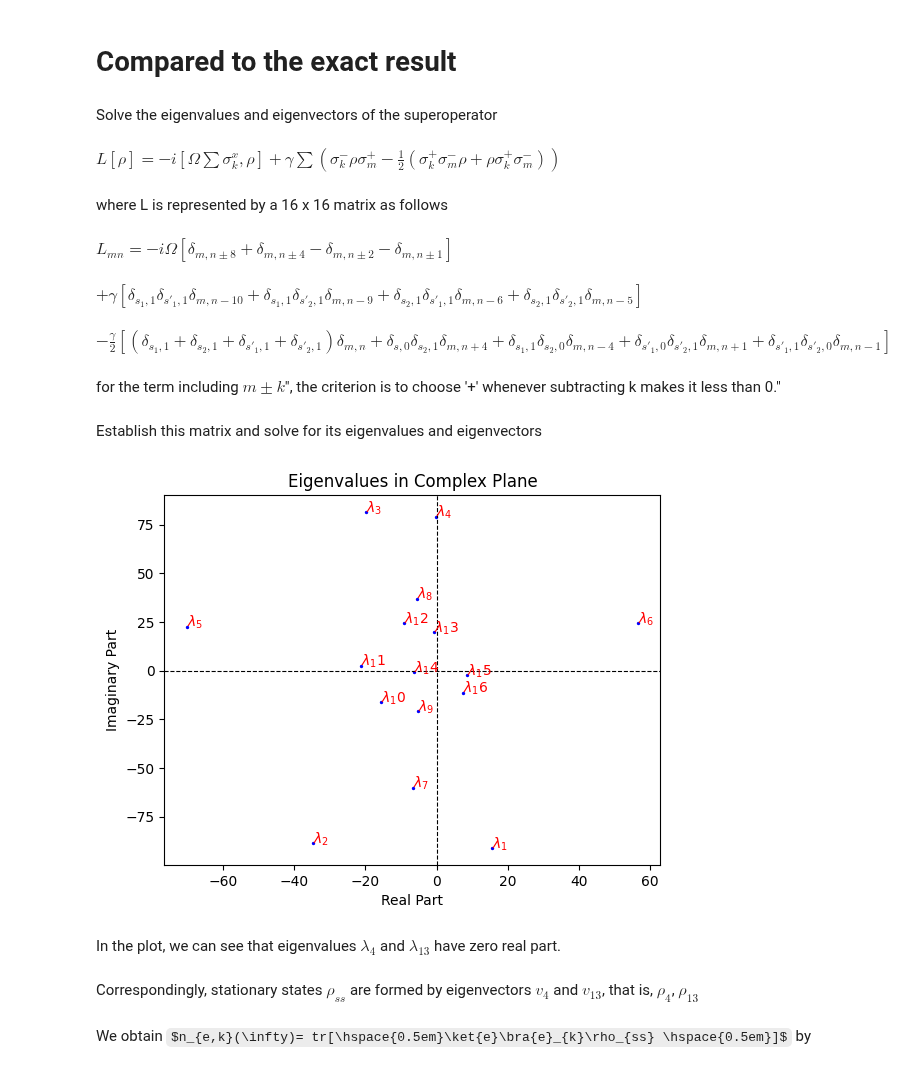
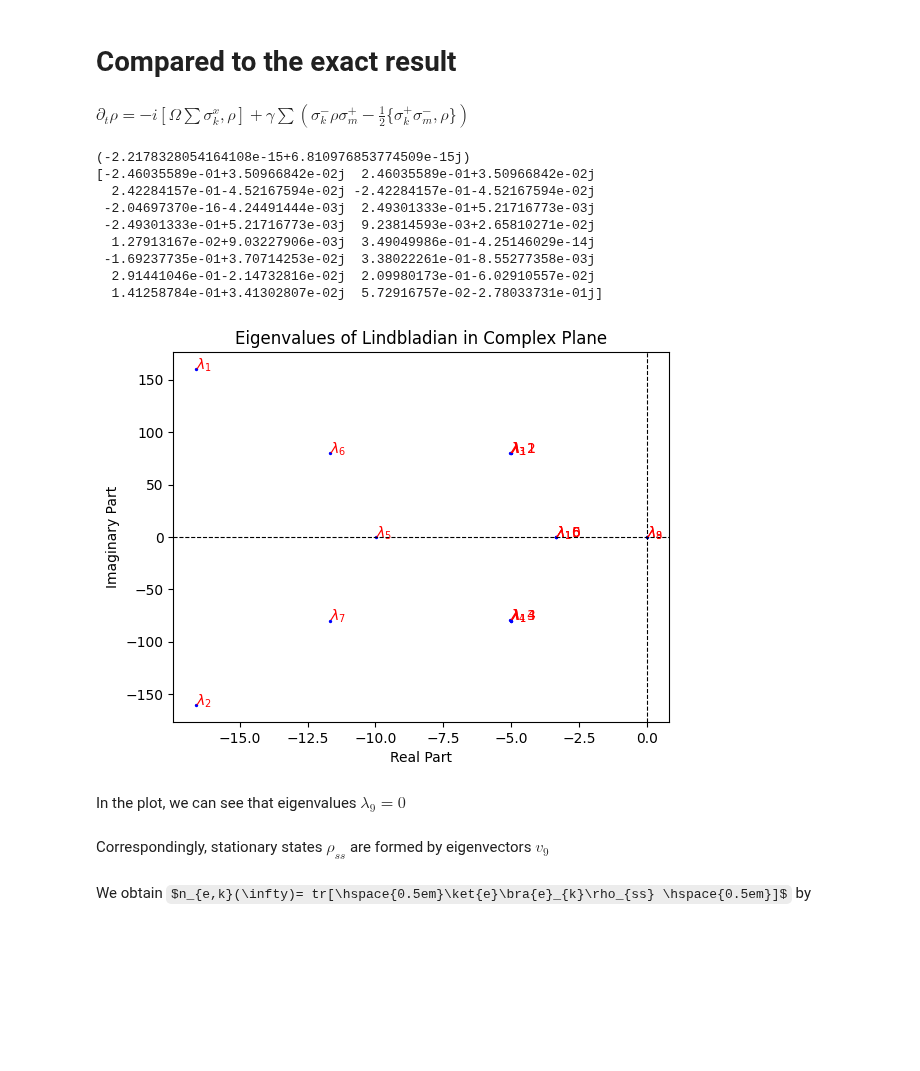
Before and after one commit to JSKao/Computational-Quantum-Many-Body-Physics, a Jupyter notebook: OpenQuantumNEW.ipynb, the cells around one changed output. Saved outputs shown, nothing was run; the diff lists cells and outputs as text; code cells hidden in the pictures; some formulas as TeX source; blank space fills up the shorter version.

```diff
--- a/OpenQuantumNEW.ipynb
+++ b/OpenQuantumNEW.ipynb
@@ -280,16 +288,16 @@ L_ops = [S_minus[0][0]]
 gamma_values = [40/6]
 
 # Set up initial state and time parameters
-rho = rho_g[0][0]
+phi = phi_g[0][0]
 total_time = 1.0
 dt = 0.0002
 
 # Start N-trajectory simulation
 N = 1000
-state_ops, n_e_values, time_values = multiple_simulations(N, rho, H, L_ops, gamma_values, total_time, dt)
+state_vecs, n_e_values, time_values, phi_img = multiple_simulations(N, phi, H, L_ops, gamma_values, total_time, dt)
 
 # Reminder for the outcome data:
-# state_ops = [ {rho(t)}_1, {rho(t)}_2, ...., {rho(t)}_N ]
+# state_vecs = [ {phi(t)}_1, {phi(t)}_2, ...., {phi(t)}_N ]
 # n_e_values = [ [{n_e(t)}]_1, [{n_e(t)}]_2, ...., [{n_e(t)}]_N ]
 # time_values = [t1, t2,....., t_total]
 
@@ -322,4 +330,12 @@ plt.xlabel('Time')
 plt.ylabel('n_e_avg(t)')
 plt.legend()
 plt.show()
+
+plt.figure(figsize=(8,6))
+plt.plot(time_values, phi_img, label='img_trace(rho)')
+plt.title('Imaginart part of trace of density matrix Evolution')
+plt.xlabel('Time')
+plt.ylabel('IM[trace(rho)(t)]')
+plt.legend()
+plt.show()
 # %% [output]
@@ -602,18 +643,4 @@ plt.show()
 # %% [markdown]
 # Compared to the exact result
-# %% [markdown]
-Solve the eigenvalues and eigenvectors of the superoperator
 # %% [markdown]
-$ L[\rho] = -i[\Omega\sum\sigma^{x}_{k},\rho] + \gamma\sum(\sigma^{-}_{k}\rho\sigma^{+}_{m}- \frac{1}{2}(\sigma^{+}_{k}\sigma^{-}_{m}\rho+\rho\sigma^{+}_{k}\sigma^{-}_{m}))$
+$\partial_{t}\rho = -i[\Omega\sum\sigma^{x}_{k},\rho] + \gamma\sum(\sigma^{-}_{k}\rho\sigma^{+}_{m}- \frac{1}{2}\{\sigma^{+}_{k}\sigma^{-}_{m},\rho\})$
-# %% [markdown]
-where L is represented by a 16 x 16 matrix as follows
-# %% [markdown]
-$L_{mn} = -i\Omega [\delta_{m,n\pm 8} + \delta_{m,n\pm 4} - \delta_{m,n\pm 2} - \delta_{m,n\pm 1}] $
-# %% [markdown]
-$+ \gamma [\delta_{s_{1},1}\delta_{s'_{1},1}\delta_{m,n-10}+\delta_{s_{1},1}\delta_{s'_{2},1}\delta_{m,n-9}+\delta_{s_{2},1}\delta_{s'_{1},1}\delta_{m,n-6}+\delta_{s_{2},1}\delta_{s'_{2},1}\delta_{m,n-5}]$
-# %% [markdown]
-$ - \frac{\gamma}{2}[(\delta_{s_{1},1}+\delta_{s_{2},1}+\delta_{s'_{1},1}+\delta_{s'_{2},1})\delta_{m,n}+ \delta_{s,0}\delta_{s_{2},1}\delta_{m,n+4}+\delta_{s_{1},1}\delta_{s_{2},0}\delta_{m,n-4}+\delta_{s'_{1},0}\delta_{s'_{2},1}\delta_{m,n+1}+\delta_{s'_{1},1}\delta_{s'_{2},0}\delta_{m,n-1}]$
-# %% [markdown]
-for the term including $m \pm k$", the criterion is to choose '+' whenever subtracting k makes it less than 0."
-# %% [markdown]
-Establish this matrix and solve for its eigenvalues and eigenvectors
@@ -671,33 +647,62 @@ for m in range(16):
 # %%
+H_atom = omega * (S_x[1][0] + S_x[1][1])
+gamma = omega/6
+
+def Lindblad_atom (rho, H, S_minus, S_plus, gamma):
+    L1_rho = -1j * commutator(H, rho, 0)
+    L2_rho = np.zeros((4,4), dtype=complex)
+    for k in range(2):
+        for m in range(2):
+            L2_rho += (S_minus[1][k] @ rho @ S_plus[1][m]) - 1/2 * commutator(S_plus[1][k]@S_minus[1][m], rho, 1)
+
+    L2_rho = gamma * L2_rho
+    return L1_rho + L2_rho
+
+LE = []
+for i in range(16):
+    LE.append(Lindblad_atom (EE[i], H, S_minus, S_plus, gamma))
+
+L_matrix = np.zeros((16,16),dtype=complex)
+for m in range(16):
+    for n in range(16):
+        L_matrix[m][n] = np.trace(dagger(EE[m])@LE[n])
+
 # Calculate eigenvalues and eigenvectors
 eigenvalues, eigenvectors = np.linalg.eig(L_matrix)
 
-# Reconstruct density matrices from eigenvectors v
-rho_ = []
-for v in eigenvectors:
-    rho_.append(np.reshape(v, (4, 4)))
+print(eigenvalues[8])
+print(eigenvectors[8])
 
 # Plot the eigenvalues on complex plane.
 real_parts = np.real(eigenvalues)
 imag_parts = np.imag(eigenvalues)
 plt.scatter(real_parts, imag_parts, color='blue', s=2)
 plt.xlabel('Real Part')
 plt.ylabel('Imaginary Part')
-plt.title('Eigenvalues in Complex Plane')
+plt.title('Eigenvalues of Lindbladian in Complex Plane')
 
 for i, txt in enumerate(eigenvalues):
     plt.annotate(f'$\lambda_{i+1}$', (real_parts[i], imag_parts[i]), color='red')
 
 # plot imaginary part axis
 plt.axhline(y=0, color='black', linestyle='--', linewidth=0.8)
 # plot real part axis
 plt.axvline(x=0, color='black', linestyle='--', linewidth=0.8)
 plt.show()
 # %% [output]
+(-2.2178328054164108e-15+6.810976853774509e-15j)
+[-2.46035589e-01+3.50966842e-02j  2.46035589e-01+3.50966842e-02j
+  2.42284157e-01-4.52167594e-02j -2.42284157e-01-4.52167594e-02j
+ -2.04697370e-16-4.24491444e-03j  2.49301333e-01+5.21716773e-03j
+ -2.49301333e-01+5.21716773e-03j  9.23814593e-03+2.65810271e-02j
+  1.27913167e-02+9.03227906e-03j  3.49049986e-01-4.25146029e-14j
+ -1.69237735e-01+3.70714253e-02j  3.38022261e-01-8.55277358e-03j
+  2.91441046e-01-2.14732816e-02j  2.09980173e-01-6.02910557e-02j
+  1.41258784e-01+3.41302807e-02j  5.72916757e-02-2.78033731e-01j]
-[figure, old version]
+[figure, new version]
 # %% [markdown]
-In the plot, we can see that eigenvalues $\lambda_{4}$ and $\lambda_{13}$ have zero real part.
+In the plot, we can see that eigenvalues $\lambda_{9} = 0$
 # %% [markdown]
-Correspondingly, stationary states $\rho_{ss}$ are formed by eigenvectors $v_{4}$ and $v_{13}$, that is, $\rho_{4}$, $\rho_{13}$
+Correspondingly, stationary states $\rho_{ss}$ are formed by eigenvectors $v_{9}$
 # %% [markdown]
 We obtain $n_{e,k}(\infty)= tr[\hspace{0.5em}\ket{e}\bra{e}_{k}\rho_{ss} \hspace{0.5em}]$ by
```
Also changed, not shown: parts of 70 cells of this notebook.
